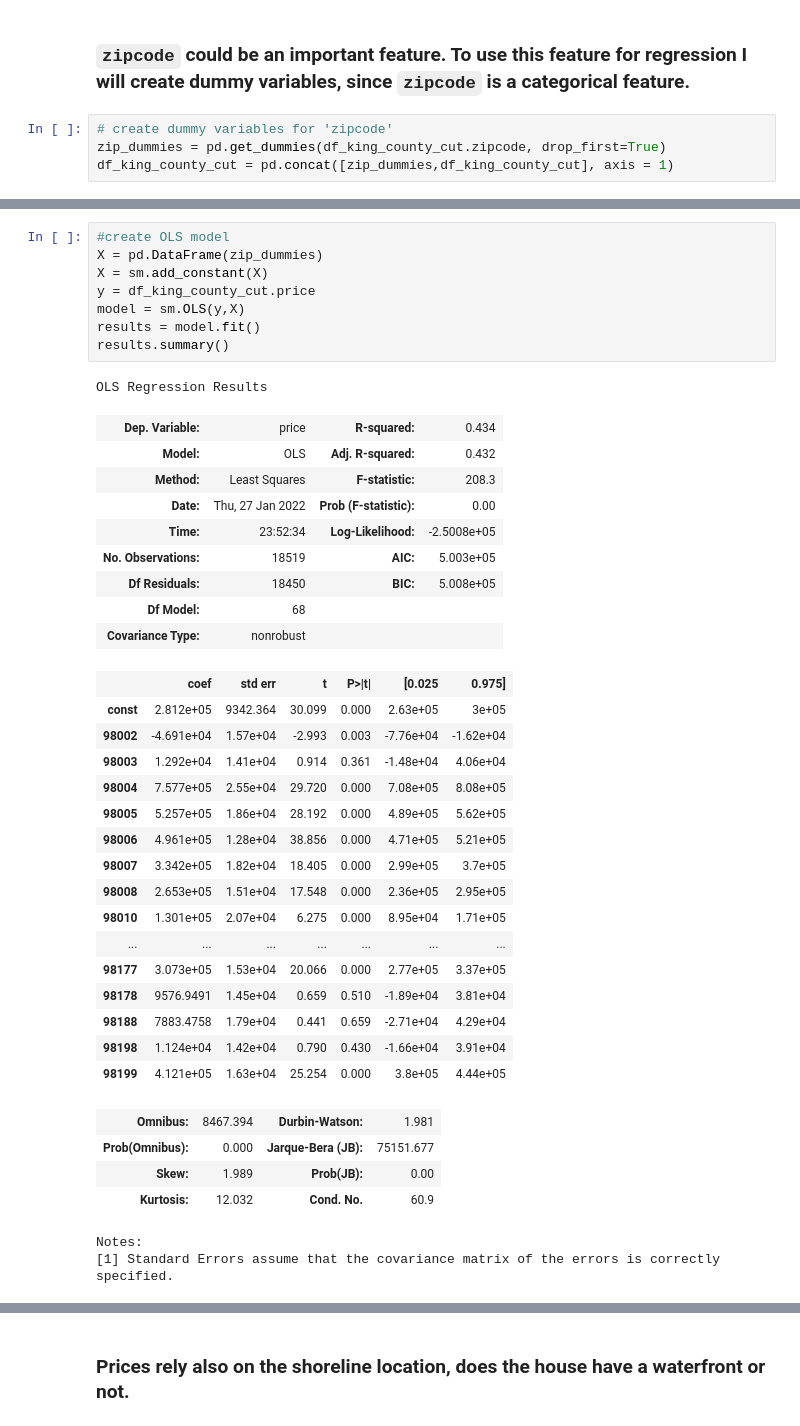
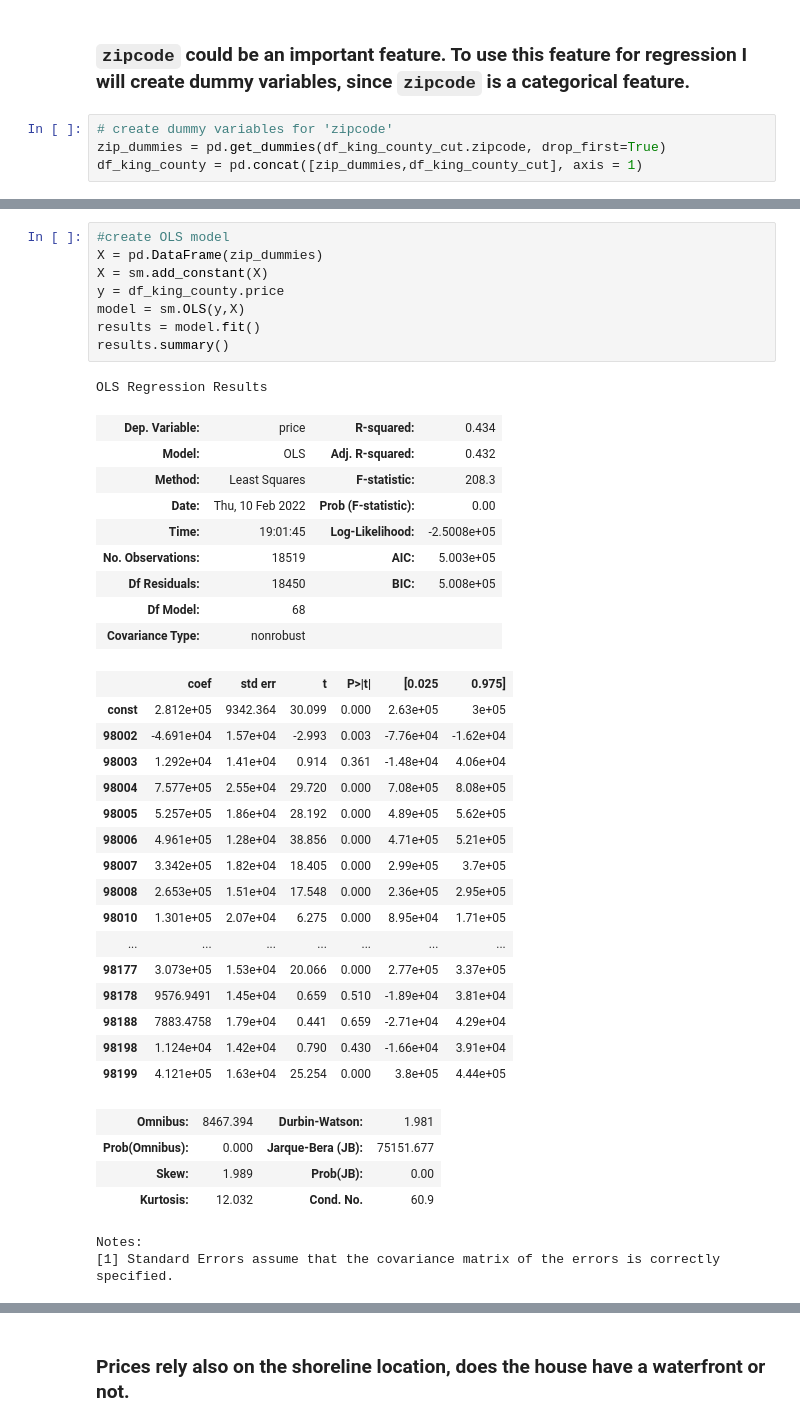
Before and after one commit to christine-berlin/house_price_predictions, a Jupyter notebook: notebooks/EDA.ipynb, the cells around one changed output, grey strips where cells are left out. Drawn from its saved outputs; the diff is of its cells as text.

```diff
--- a/notebooks/EDA.ipynb
+++ b/notebooks/EDA.ipynb
@@ -595,5 +589,5 @@ plt.ylim(400000,1200000);
 # %%
 # create dummy variables for 'zipcode'
 zip_dummies = pd.get_dummies(df_king_county_cut.zipcode, drop_first=True)
-df_king_county_cut = pd.concat([zip_dummies,df_king_county_cut], axis = 1)
+df_king_county = pd.concat([zip_dummies,df_king_county_cut], axis = 1)
 # %%
@@ -609,18 +603,18 @@ df_king_county_cut.head()
 # %%
 #create OLS model
 X = pd.DataFrame(zip_dummies)
 X = sm.add_constant(X)
-y = df_king_county_cut.price
+y = df_king_county.price
 model = sm.OLS(y,X)
 results = model.fit()
 results.summary()
 # %% [output]
 OLS Regression Results
 | Dep. Variable: | price | R-squared: | 0.434 |
 | Model: | OLS | Adj. R-squared: | 0.432 |
 | Method: | Least Squares | F-statistic: | 208.3 |
-| Date: | Thu, 27 Jan 2022 | Prob (F-statistic): | 0.00 |
-| Time: | 23:52:34 | Log-Likelihood: | -2.5008e+05 |
+| Date: | Thu, 10 Feb 2022 | Prob (F-statistic): | 0.00 |
+| Time: | 19:01:45 | Log-Likelihood: | -2.5008e+05 |
 | No. Observations: | 18519 | AIC: | 5.003e+05 |
 | Df Residuals: | 18450 | BIC: | 5.008e+05 |
 | Df Model: | 68 |  |  |
```
Also changed, not shown: parts of 19 cells of this notebook, 1 other file.
